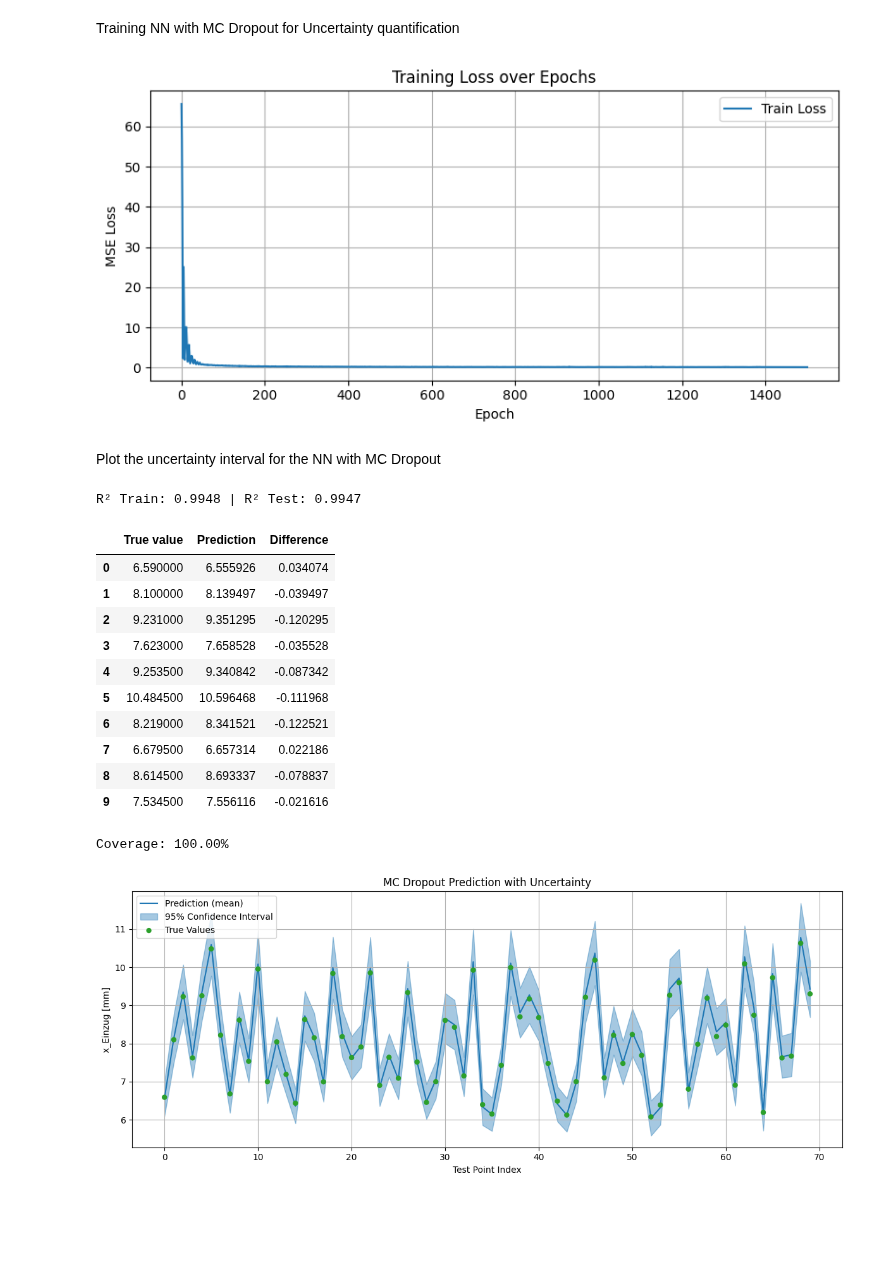
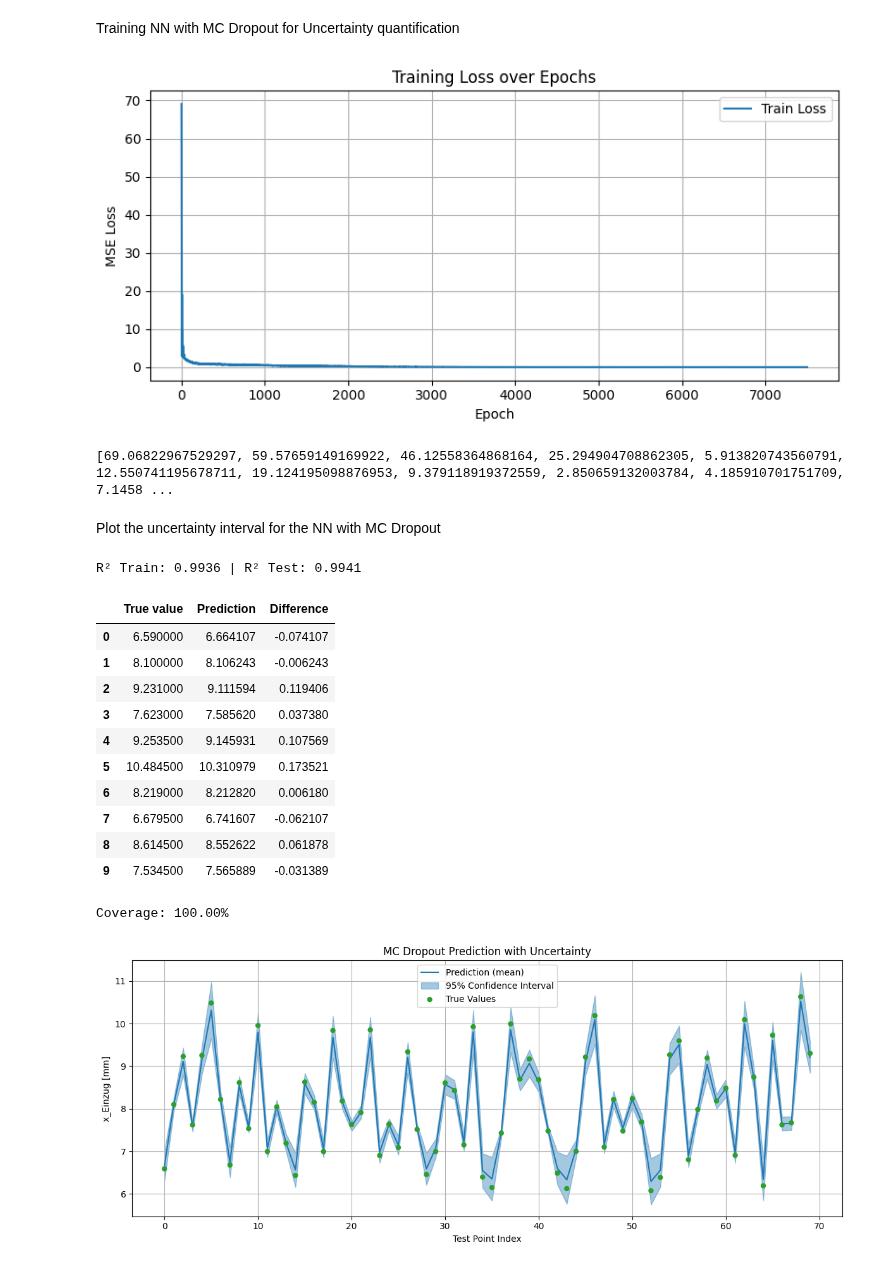
Before and after one commit to Fynn1612/Masterarbeit, a Jupyter notebook: models/NN with MC Dropout.ipynb, the cells around one changed output. Drawn from its saved outputs; the diff is of its cells as text; code cells hidden in the pictures; blank space fills up the shorter version.

```diff
--- a/models/NN with MC Dropout.ipynb
+++ b/models/NN with MC Dropout.ipynb
@@ -47,7 +47,7 @@ y_te = torch.from_numpy(y_test).float().unsqueeze(1)
 
 
 # Define a fully connected neural network with ReLU activations and Dropout
-dp = 0.05
+dp = 0.2
 model = torch.nn.Sequential(
     torch.nn.Linear(6, 64),     # Input layer -> 64 neurons
     torch.nn.ReLU(),
@@ -73,7 +73,7 @@ loss_history = []
 
 # Set model to training mode
 model.train()
-for i in range(2000):
+for i in range(8000):
     optimizer.zero_grad()               # Reset gradients
     y_pred = model(X_tr)                # Forward pass
     loss = loss_fn(y_pred, y_tr)        # Compute MSE loss
@@ -93,8 +93,10 @@ for i in range(2000):
         plt.legend()
         plt.tight_layout()
         plt.show()
+print(loss_history)
 # %% [output]
-[figure, old version]
+[figure, new version]
+[69.06822967529297, 59.57659149169922, 46.12558364868164, 25.294904708862305, 5.913820743560791, 12.550741195678711, 19.124195098876953, 9.379118919372559, 2.850659132003784, 4.185910701751709, 7.1458 ...
 # %% [markdown]
 Plot the uncertainty interval for the NN with MC Dropout
 # %%
@@ -103,7 +105,7 @@ model.train()
 #print(X_tr.shape, y_tr.shape, X_te.shape, y_te.shape)
 
 # Make multiple stochastic predictions (MC Dropout)
-n_samples = 1000
+n_samples = 500
 y_train_pred = torch.stack([model(X_tr) for i in range(n_samples)]).detach().numpy() #list comprehension for the number of stochastic forward passes for MC Dropout
 y_test_pred = torch.stack([model(X_te) for i in range(n_samples)]).detach().numpy()
 #print(y_train_pred.shape, y_test_pred.shape)
@@ -119,7 +121,7 @@ y_test_pred_std = y_test_pred.std(axis = 0)
 
 # Calculate R² scores
 r2_train = r2_score(y_train, y_train_pred_mean)
-r2_test = r2_score(y_test, y_test_pred_mean)
+r2_test = r2_score(y_te, y_test_pred_mean)
 
 # Create comparison DataFrame
 vergleich_df = pd.DataFrame({
@@ -151,42 +153,42 @@ colors = ['tab:green' if inside else 'tab:red' for inside in in_interval]
 coverage = np.mean(in_interval) * 100  # in percentage
 
 # Print the coverage value
 print(f"Coverage: {coverage:.2f}%")
 
 # Create the plot
 plt.figure(figsize=(12, 5))
 x_axis = np.arange(len(y_te[:70]))  # Create an index axis for plotting
 
 # Plot the predicted mean
 plt.plot(x_axis, mc_mean[:70], label="Prediction (mean)", color='tab:blue')
 
 # Plot the confidence interval as a shaded region
 plt.fill_between(x_axis, mc_lower_bound[:70], mc_upper_bound[:70], alpha=0.4,
                  color='tab:blue', label='95% Confidence Interval')
 
 # Scatter plot of true values with color-coded points based on interval inclusion
 plt.scatter(x_axis, y_te[0:70].flatten(), label="True Values", c=colors[:70], s=25, zorder=3)
 
 # Final plot settings
 plt.title("MC Dropout Prediction with Uncertainty")
 plt.xlabel("Test Point Index")
 plt.ylabel("x_Einzug [mm]")
 plt.legend()
 plt.grid(True)
 plt.tight_layout()
 plt.show()
 # %% [output]
-R² Train: 0.9948 | R² Test: 0.9947
+R² Train: 0.9936 | R² Test: 0.9941
 |  | True value | Prediction | Difference |
-| 0 | 6.590000 | 6.555926 | 0.034074 |
-| 1 | 8.100000 | 8.139497 | -0.039497 |
-| 2 | 9.231000 | 9.351295 | -0.120295 |
-| 3 | 7.623000 | 7.658528 | -0.035528 |
-| 4 | 9.253500 | 9.340842 | -0.087342 |
-| 5 | 10.484500 | 10.596468 | -0.111968 |
-| 6 | 8.219000 | 8.341521 | -0.122521 |
-| 7 | 6.679500 | 6.657314 | 0.022186 |
-| 8 | 8.614500 | 8.693337 | -0.078837 |
-| 9 | 7.534500 | 7.556116 | -0.021616 |
+| 0 | 6.590000 | 6.664107 | -0.074107 |
+| 1 | 8.100000 | 8.106243 | -0.006243 |
+| 2 | 9.231000 | 9.111594 | 0.119406 |
+| 3 | 7.623000 | 7.585620 | 0.037380 |
+| 4 | 9.253500 | 9.145931 | 0.107569 |
+| 5 | 10.484500 | 10.310979 | 0.173521 |
+| 6 | 8.219000 | 8.212820 | 0.006180 |
+| 7 | 6.679500 | 6.741607 | -0.062107 |
+| 8 | 8.614500 | 8.552622 | 0.061878 |
+| 9 | 7.534500 | 7.565889 | -0.031389 |
 Coverage: 100.00%
-[figure, old version]
+[figure, new version]
```
